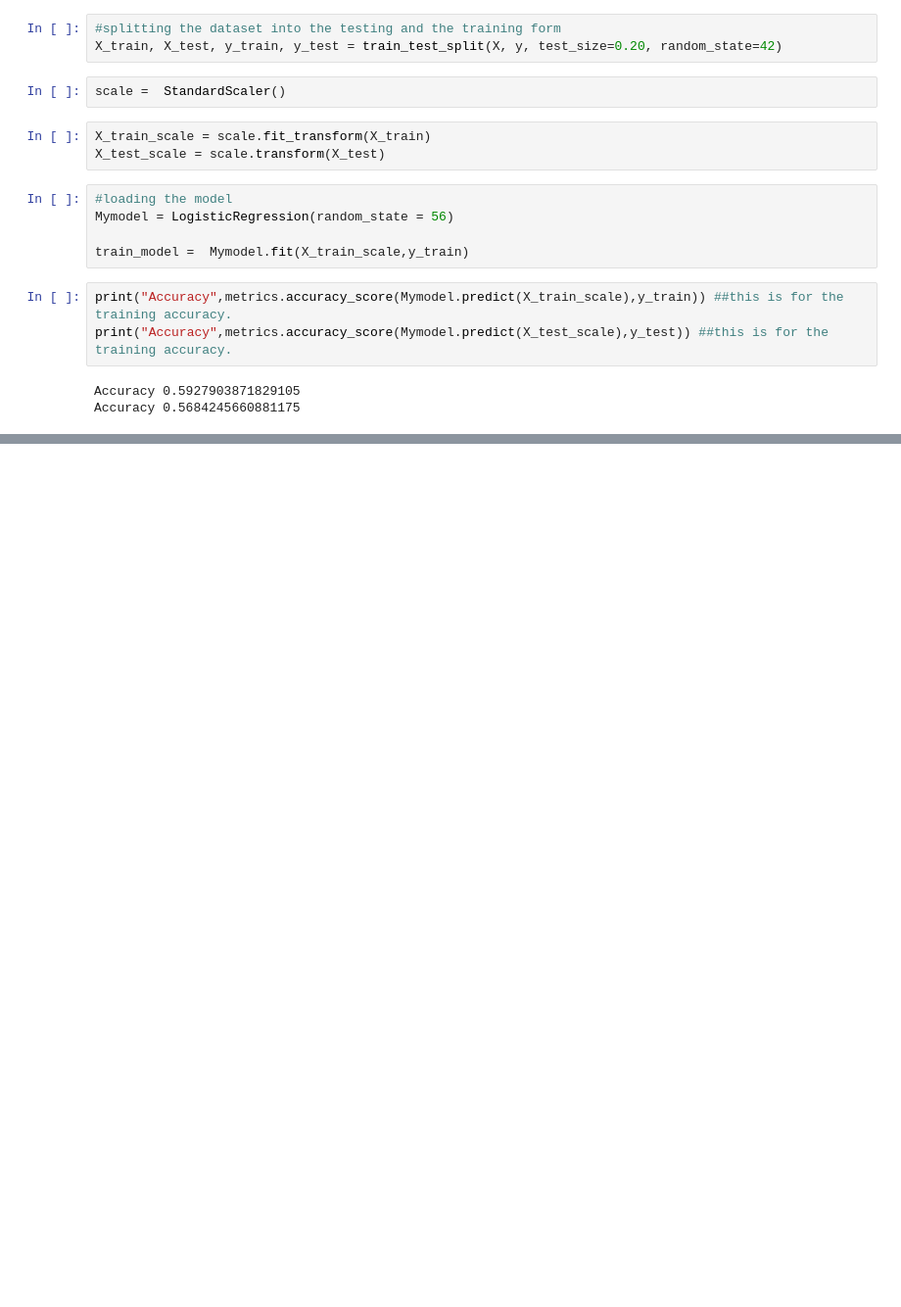
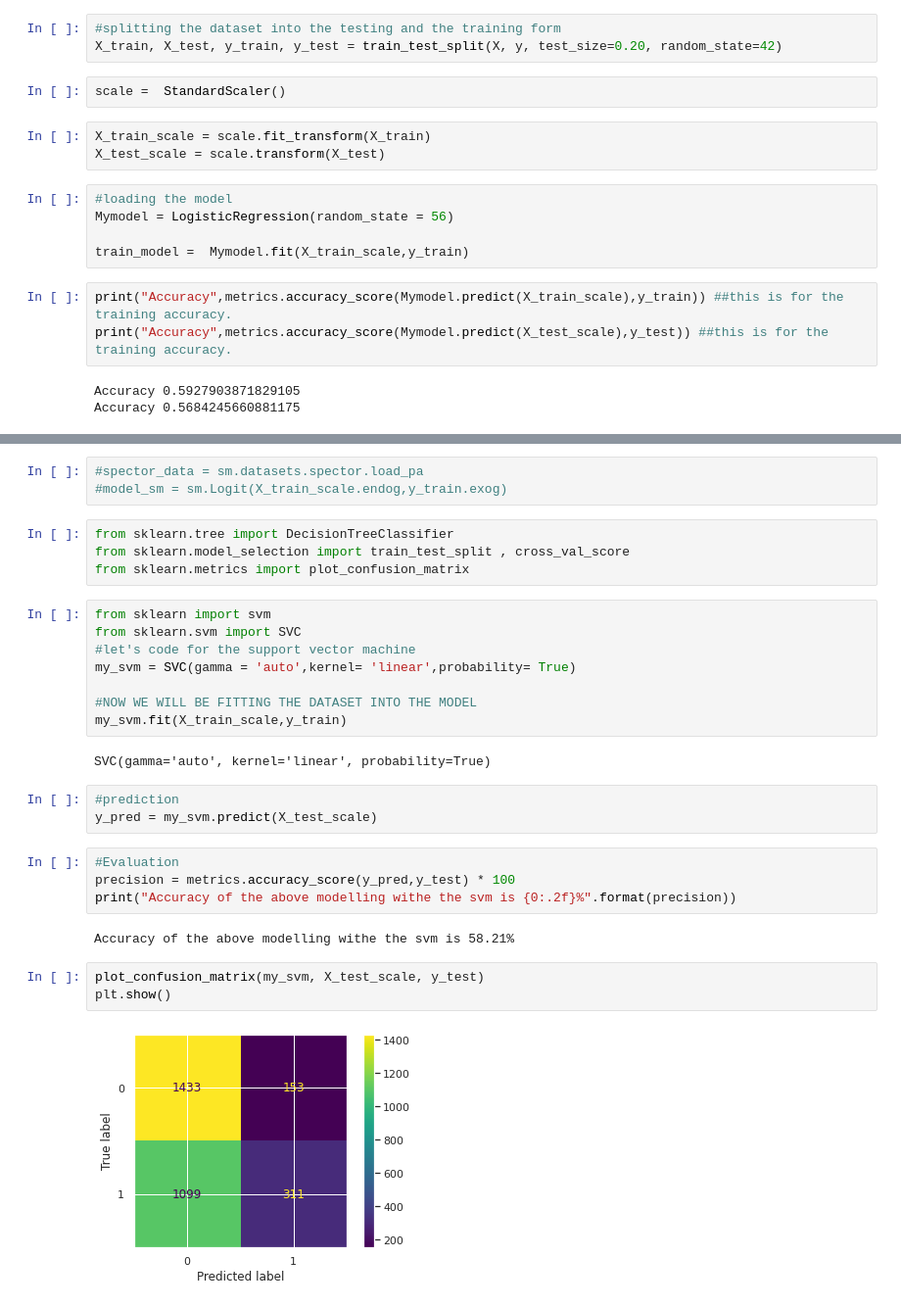
Before and after one commit to mahii6991/Kaggle_Projects, a Jupyter notebook: eeg-dataset-for-classification.ipynb, the cells around one changed output, grey strips where cells are left out. Shown at 98% size. Cells and saved outputs as stored; diff of their text form; blank space fills up the shorter version.

Commit message:
Kaggle Notebook | EEG Dataset for classification | Version 7

```diff
--- a/eeg-dataset-for-classification.ipynb
+++ b/eeg-dataset-for-classification.ipynb
@@ -281,0 +293,31 @@ Accuracy 0.5684245660881175
+# %%
+#spector_data = sm.datasets.spector.load_pa
+#model_sm = sm.Logit(X_train_scale.endog,y_train.exog)
+# %%
+from sklearn.tree import DecisionTreeClassifier
+from sklearn.model_selection import train_test_split , cross_val_score
+from sklearn.metrics import plot_confusion_matrix
+# %%
+from sklearn import svm
+from sklearn.svm import SVC
+#let's code for the support vector machine
+my_svm = SVC(gamma = 'auto',kernel= 'linear',probability= True)
+
+#NOW WE WILL BE FITTING THE DATASET INTO THE MODEL
+my_svm.fit(X_train_scale,y_train)
+# %% [output]
+SVC(gamma='auto', kernel='linear', probability=True)
+# %%
+#prediction
+y_pred = my_svm.predict(X_test_scale)
+# %%
+#Evaluation
+precision = metrics.accuracy_score(y_pred,y_test) * 100
+print("Accuracy of the above modelling withe the svm is {0:.2f}%".format(precision))
+# %% [output]
+Accuracy of the above modelling withe the svm is 58.21%
+# %%
+plot_confusion_matrix(my_svm, X_test_scale, y_test)
+plt.show()
+# %% [output]
+[figure, added]
```
Also changed, not shown: parts of 3 cells of this notebook.
